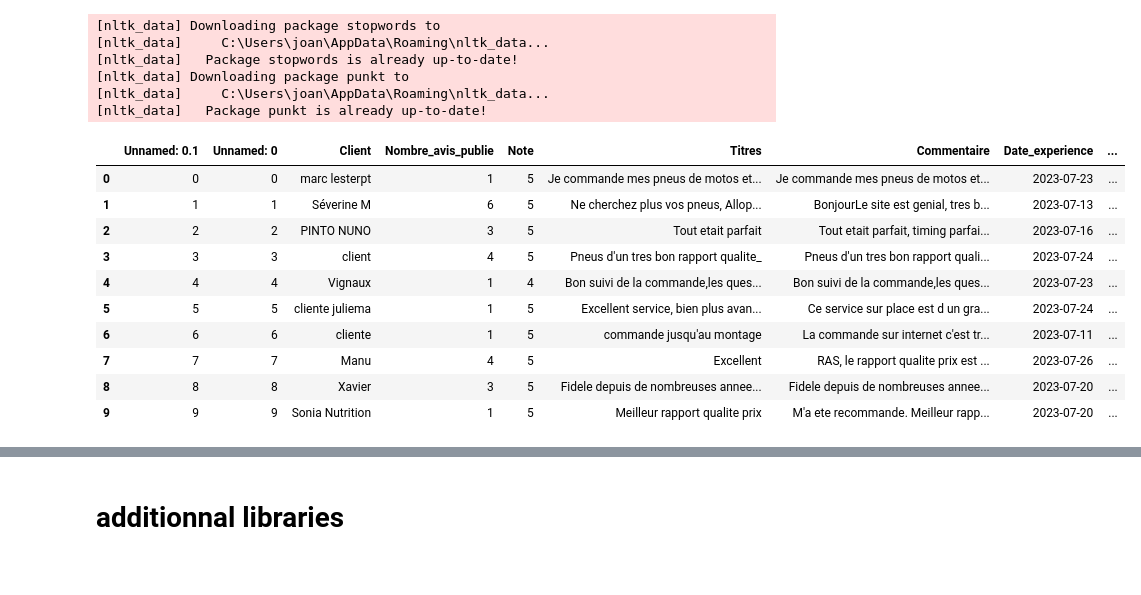
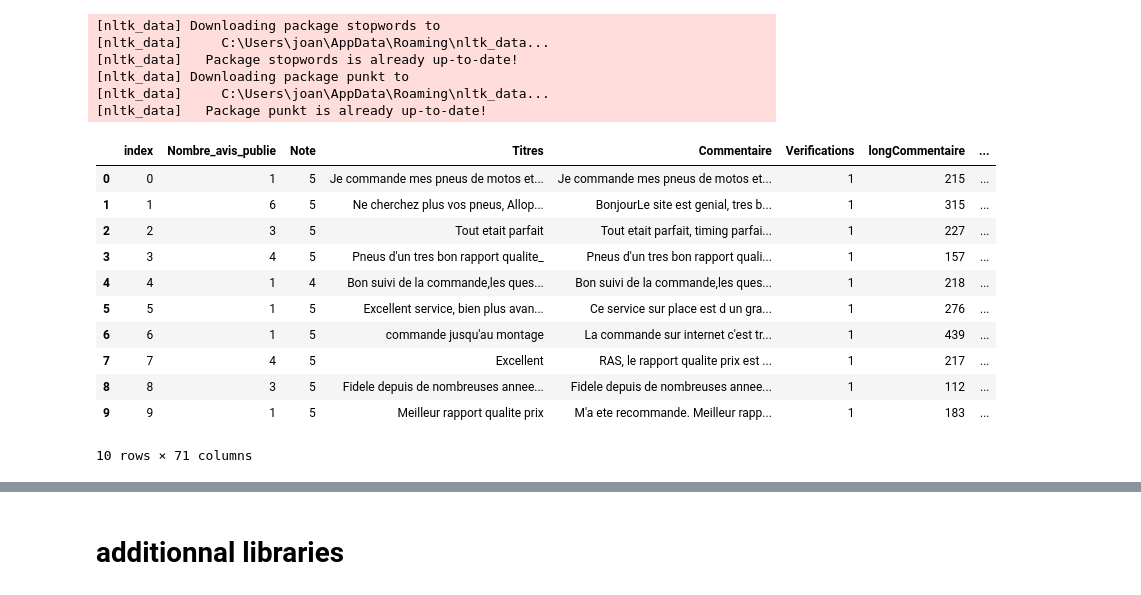
Before and after one commit to Mickael-Galliez/mai23_cds_supply_chain, a Jupyter notebook: Test Joan - Sentiment Prediction - FastText Word Embedding.ipynb, the cells around one changed output, grey strips where cells are left out. Drawn from its saved outputs; the diff is of its cells as text; code cells hidden in the pictures.

Commit message:
Update Test Joan - Sentiment Prediction - FastText Word Embedding.ipynb
J'ai modife le script pour que le dataframe tienne compte des meta donnees. Deplus je vectorise titres et commentaires.

```diff
--- a/Test Joan - Sentiment Prediction - FastText Word Embedding.ipynb
+++ b/Test Joan - Sentiment Prediction - FastText Word Embedding.ipynb
@@ -30,20 +30,21 @@ Autosave disabled
 [nltk_data]     C:\Users\joan\AppData\Roaming\nltk_data...
 [nltk_data]   Package punkt is already up-to-date!
 # %%
-df_test = pd.read_excel("Data/df_complet_clean.xlsx")
+df_test = pd.read_csv("Data/df_featEngin.csv")
 df_test.head(10)
 # %% [output]
-|  | Unnamed: 0.1 | Unnamed: 0 | Client | Nombre_avis_publie | Note | Titres | Commentaire | Date_experience | ... |
-| 0 | 0 | 0 | marc lesterpt | 1 | 5 | Je commande mes pneus de motos et... | Je commande mes pneus de motos et... | 2023-07-23 | ... |
-| 1 | 1 | 1 | Séverine M | 6 | 5 | Ne cherchez plus vos pneus, Allop... | BonjourLe site est genial, tres b... | 2023-07-13 | ... |
-| 2 | 2 | 2 | PINTO NUNO | 3 | 5 | Tout etait parfait | Tout etait parfait, timing parfai... | 2023-07-16 | ... |
-| 3 | 3 | 3 | client | 4 | 5 | Pneus d'un tres bon rapport qualite_ | Pneus d'un tres bon rapport quali... | 2023-07-24 | ... |
-| 4 | 4 | 4 | Vignaux | 1 | 4 | Bon suivi de la commande,les ques... | Bon suivi de la commande,les ques... | 2023-07-23 | ... |
-| 5 | 5 | 5 | cliente juliema | 1 | 5 | Excellent service, bien plus avan... | Ce service sur place est d un gra... | 2023-07-24 | ... |
-| 6 | 6 | 6 | cliente | 1 | 5 | commande jusqu'au montage | La commande sur internet c'est tr... | 2023-07-11 | ... |
-| 7 | 7 | 7 | Manu | 4 | 5 | Excellent | RAS, le rapport qualite prix est ... | 2023-07-26 | ... |
-| 8 | 8 | 8 | Xavier | 3 | 5 | Fidele depuis de nombreuses annee... | Fidele depuis de nombreuses annee... | 2023-07-20 | ... |
-| 9 | 9 | 9 | Sonia Nutrition | 1 | 5 | Meilleur rapport qualite prix | M'a ete recommande. Meilleur rapp... | 2023-07-20 | ... |
+|  | index | Nombre_avis_publie | Note | Titres | Commentaire | Verifications | longCommentaire | ... |
+| 0 | 0 | 1 | 5 | Je commande mes pneus de motos et... | Je commande mes pneus de motos et... | 1 | 215 | ... |
+| 1 | 1 | 6 | 5 | Ne cherchez plus vos pneus, Allop... | BonjourLe site est genial, tres b... | 1 | 315 | ... |
+| 2 | 2 | 3 | 5 | Tout etait parfait | Tout etait parfait, timing parfai... | 1 | 227 | ... |
+| 3 | 3 | 4 | 5 | Pneus d'un tres bon rapport qualite_ | Pneus d'un tres bon rapport quali... | 1 | 157 | ... |
+| 4 | 4 | 1 | 4 | Bon suivi de la commande,les ques... | Bon suivi de la commande,les ques... | 1 | 218 | ... |
+| 5 | 5 | 1 | 5 | Excellent service, bien plus avan... | Ce service sur place est d un gra... | 1 | 276 | ... |
+| 6 | 6 | 1 | 5 | commande jusqu'au montage | La commande sur internet c'est tr... | 1 | 439 | ... |
+| 7 | 7 | 4 | 5 | Excellent | RAS, le rapport qualite prix est ... | 1 | 217 | ... |
+| 8 | 8 | 3 | 5 | Fidele depuis de nombreuses annee... | Fidele depuis de nombreuses annee... | 1 | 112 | ... |
+| 9 | 9 | 1 | 5 | Meilleur rapport qualite prix | M'a ete recommande. Meilleur rapp... | 1 | 183 | ... |
+10 rows × 71 columns
 # %%
 # (a) Supprimer les caractères spéciaux, chiffres, valeurs manquantes et mettre le texte en minuscules.
 df_test['Commentaire'] = df_test['Commentaire'].str.replace('[^a-zA-Z\s]', '').str.lower()
```
Also changed, not shown: parts of 8 cells of this notebook.
